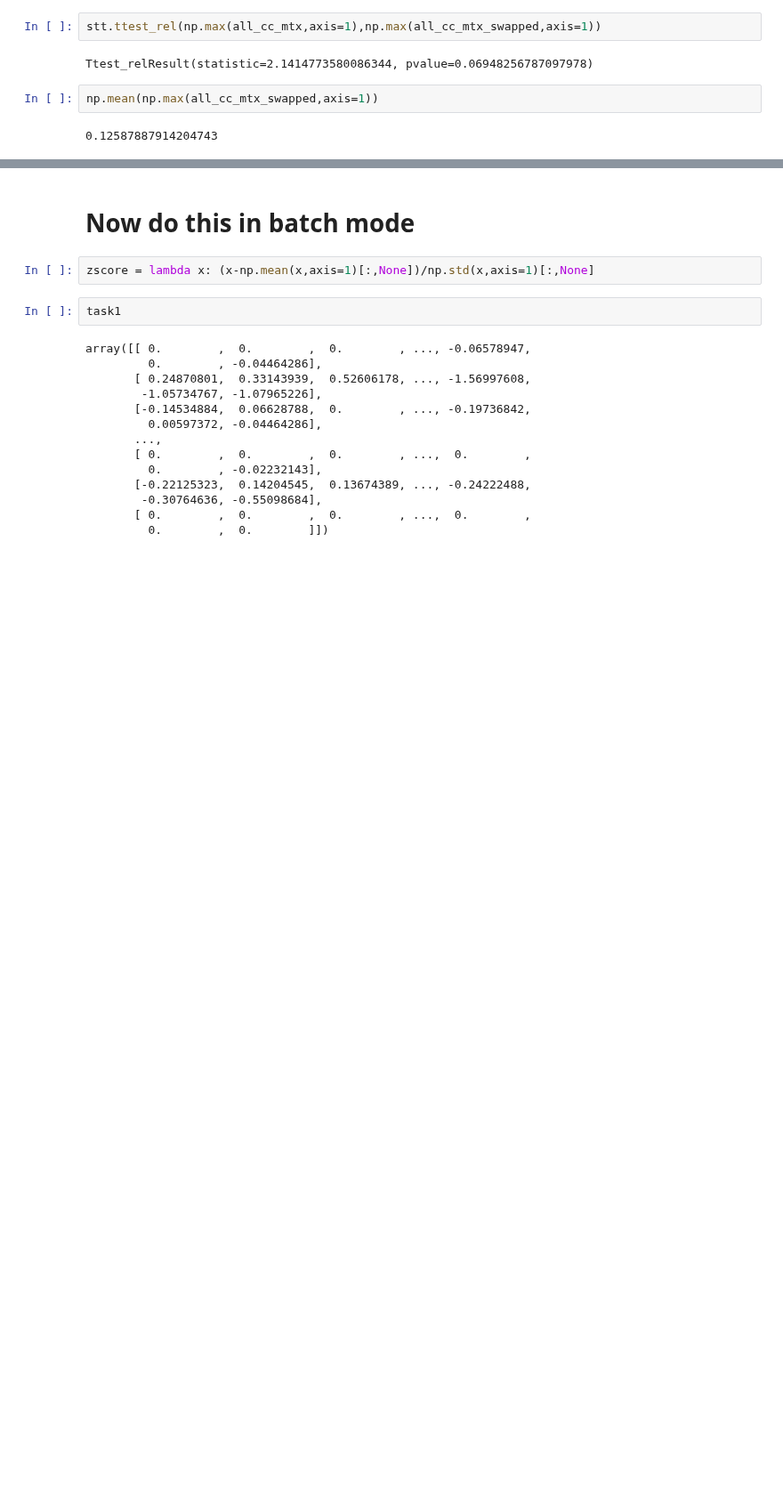
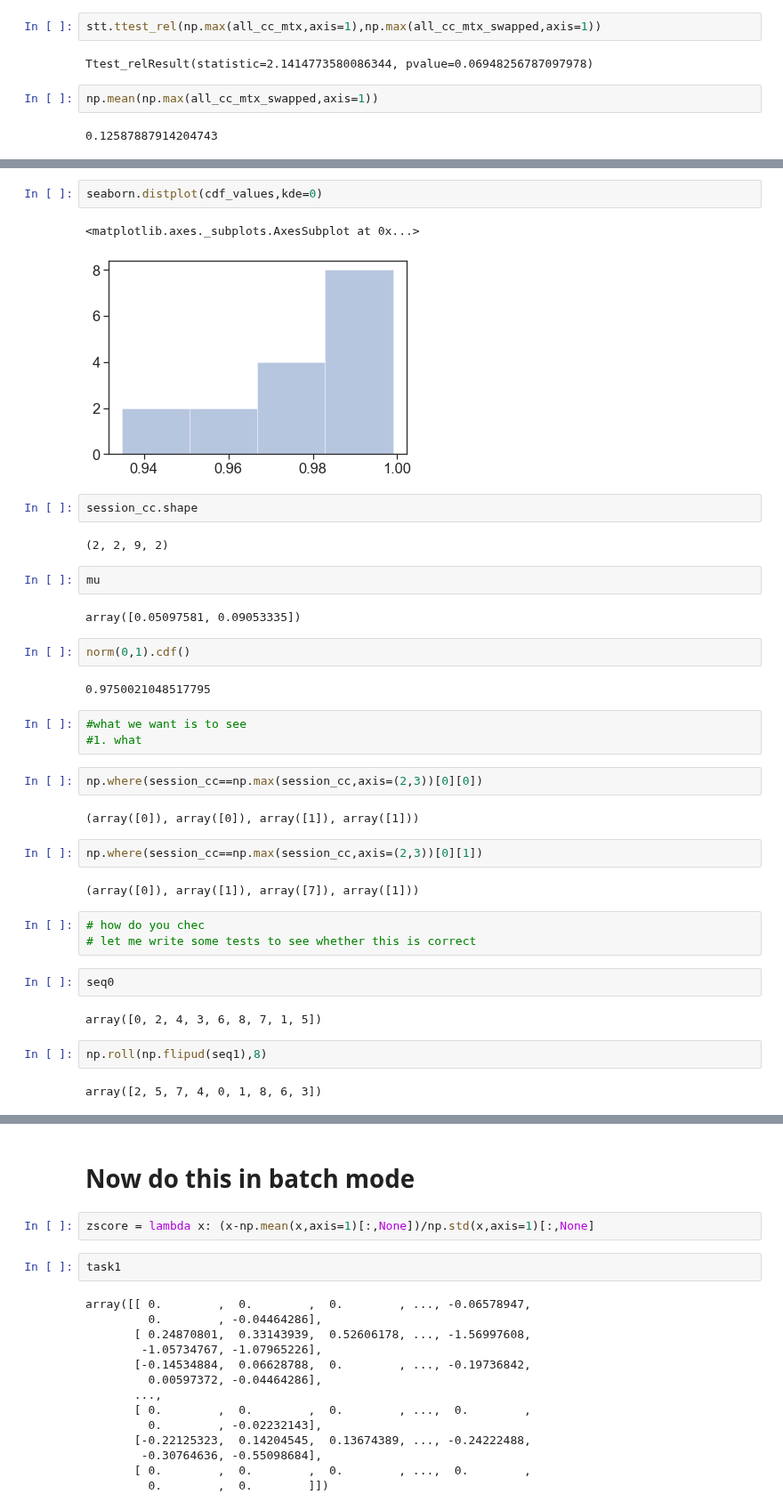
Before and after one commit to yves-weissenberger/ll_ephys, a Jupyter notebook: ephys_notebooks/try_rotate_non_spatial_responses.ipynb, the cells around one changed output, grey strips where cells are left out. Shown at 89% size. Drawn from its saved outputs; the diff is of its cells as text; blank space fills up the shorter version.

```diff
--- a/ephys_notebooks/try_rotate_non_spatial_responses.ipynb
+++ b/ephys_notebooks/try_rotate_non_spatial_responses.ipynb
@@ -381,0 +547,39 @@ plt.axvline(x=np.nanmax(ccs_real)-np.mean(ccs_real),dashes=(7,7),color='.3')
+# %%
+seaborn.distplot(cdf_values,kde=0)
+# %% [output]
+<matplotlib.axes._subplots.AxesSubplot at 0x...>
+[figure, added]
+# %%
+session_cc.shape
+# %% [output]
+(2, 2, 9, 2)
+# %%
+mu
+# %% [output]
+array([0.05097581, 0.09053335])
+# %%
+norm(0,1).cdf()
+# %% [output]
+0.9750021048517795
+# %%
+#what we want is to see
+#1. what
+# %%
+np.where(session_cc==np.max(session_cc,axis=(2,3))[0][0])
+# %% [output]
+(array([0]), array([0]), array([1]), array([1]))
+# %%
+np.where(session_cc==np.max(session_cc,axis=(2,3))[0][1])
+# %% [output]
+(array([0]), array([1]), array([7]), array([1]))
+# %%
+# how do you chec
+# let me write some tests to see whether this is correct
+# %%
+seq0
+# %% [output]
+array([0, 2, 4, 3, 6, 8, 7, 1, 5])
+# %%
+np.roll(np.flipud(seq1),8)
+# %% [output]
+array([2, 5, 7, 4, 0, 1, 8, 6, 3])
```
Also changed, not shown: parts of 32 cells of this notebook, 2 other files.
